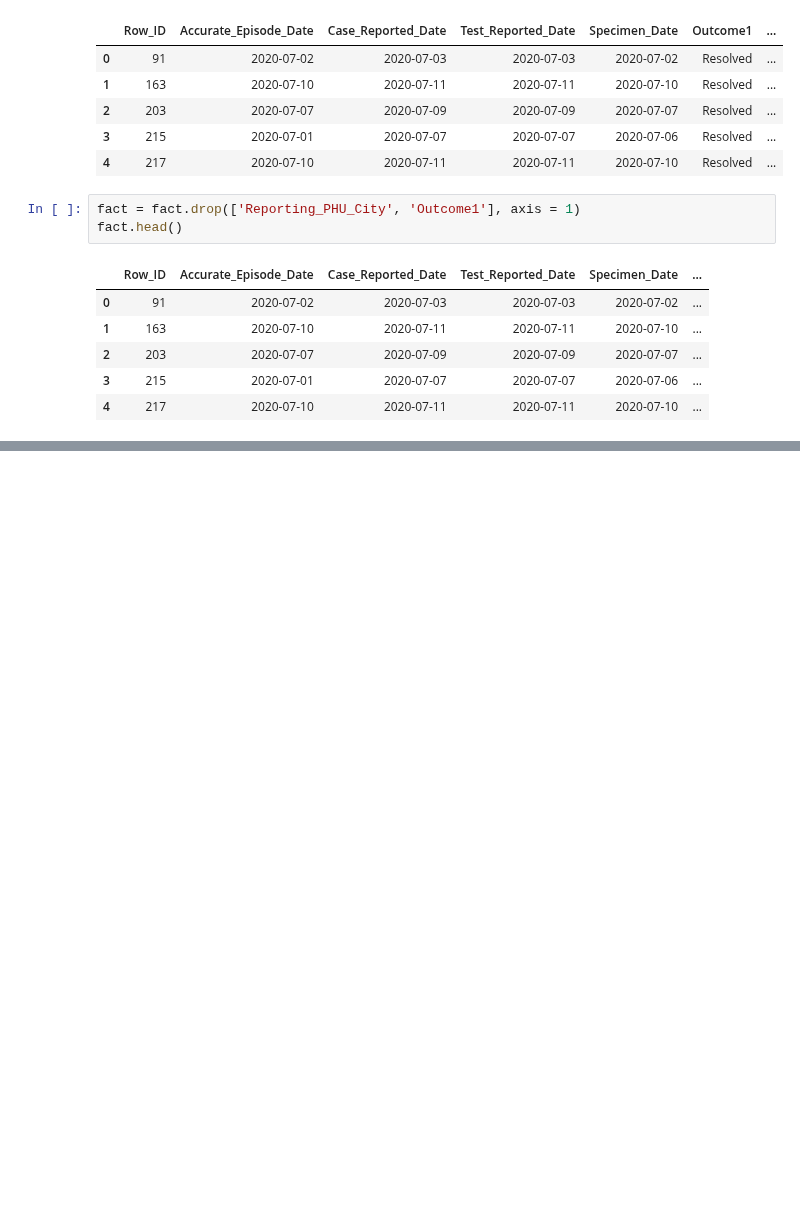
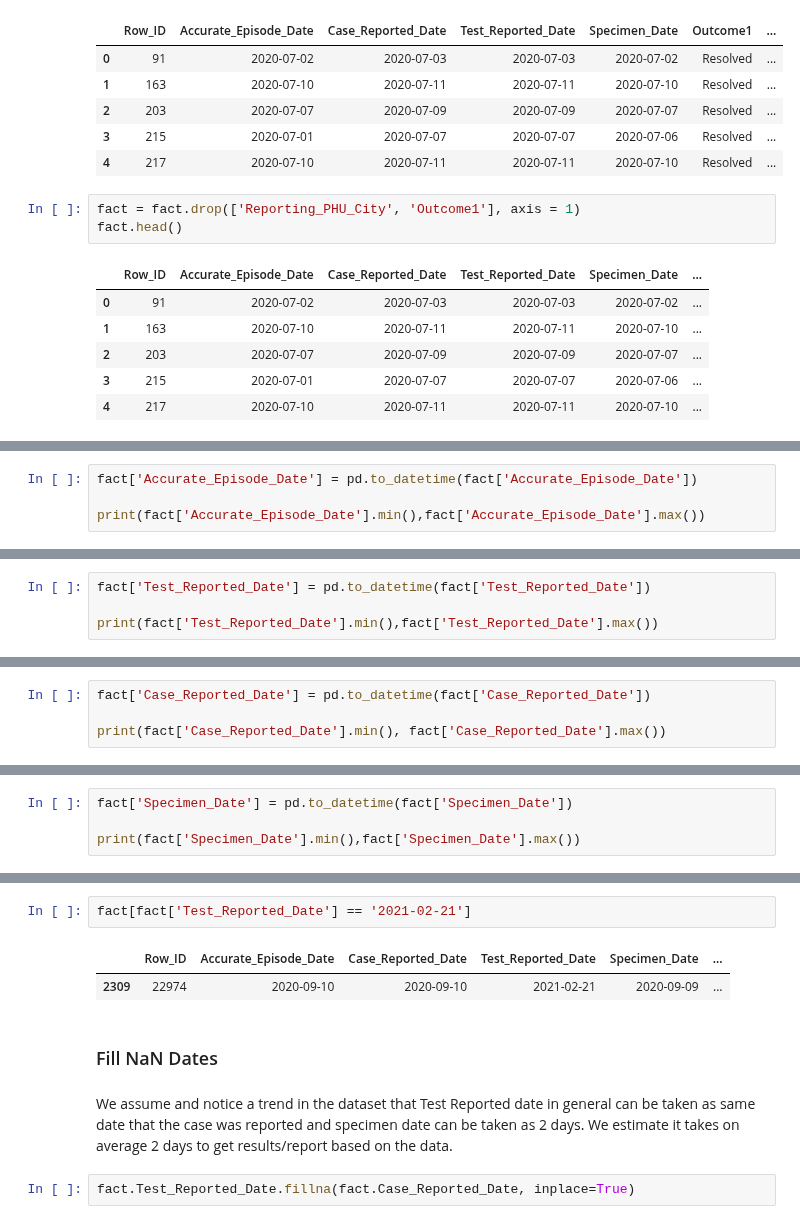
Before and after one commit to vekshan/Covid-19-Tracking-and-Lifestyle-Trends, a Jupyter notebook: generate_fact_table.ipynb, the cells around one changed output, grey strips where cells are left out. Saved outputs shown, nothing was run; the diff lists cells and outputs as text; blank space fills up the shorter version.

```diff
--- a/generate_fact_table.ipynb
+++ b/generate_fact_table.ipynb
@@ -124,0 +157,4 @@ fact.head()
+# %%
+fact['Accurate_Episode_Date'] = pd.to_datetime(fact['Accurate_Episode_Date'])
+
+print(fact['Accurate_Episode_Date'].min(),fact['Accurate_Episode_Date'].max())
@@ -124,0 +163,4 @@ fact.head()
+# %%
+fact['Test_Reported_Date'] = pd.to_datetime(fact['Test_Reported_Date'])
+
+print(fact['Test_Reported_Date'].min(),fact['Test_Reported_Date'].max())
@@ -124,0 +169,4 @@ fact.head()
+# %%
+fact['Case_Reported_Date'] = pd.to_datetime(fact['Case_Reported_Date'])
+
+print(fact['Case_Reported_Date'].min(), fact['Case_Reported_Date'].max())
@@ -124,0 +175,4 @@ fact.head()
+# %%
+fact['Specimen_Date'] = pd.to_datetime(fact['Specimen_Date'])
+
+print(fact['Specimen_Date'].min(),fact['Specimen_Date'].max())
@@ -124,0 +181,11 @@ fact.head()
+# %%
+fact[fact['Test_Reported_Date'] == '2021-02-21']
+# %% [output]
+|  | Row_ID | Accurate_Episode_Date | Case_Reported_Date | Test_Reported_Date | Specimen_Date | ... |
+| 2309 | 22974 | 2020-09-10 | 2020-09-10 | 2021-02-21 | 2020-09-09 | ... |
+# %% [markdown]
+### Fill NaN Dates
+# %% [markdown]
+We assume and notice a trend in the dataset that Test Reported date in general can be taken as same date that the case was reported and specimen date can be taken as 2 days. We estimate it takes on average 2 days to get results/report based on the data.
+# %%
+fact.Test_Reported_Date.fillna(fact.Case_Reported_Date, inplace=True)
```
Also changed, not shown: parts of 27 cells of this notebook, 1 other file.
